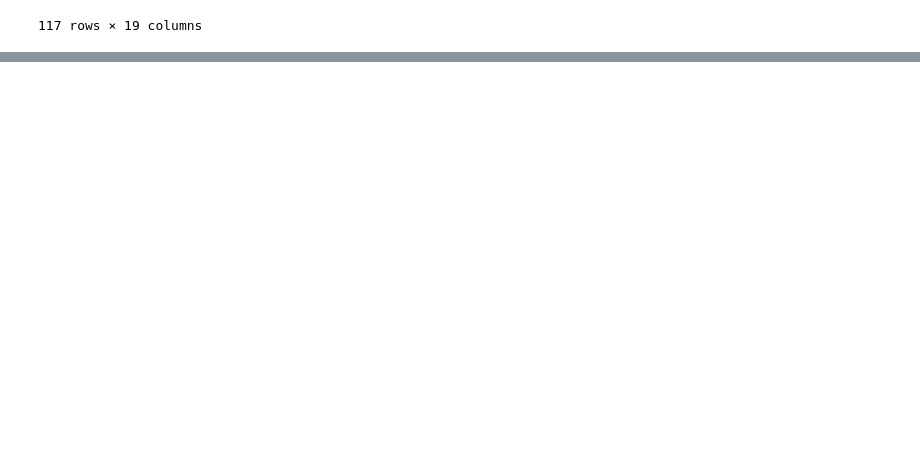
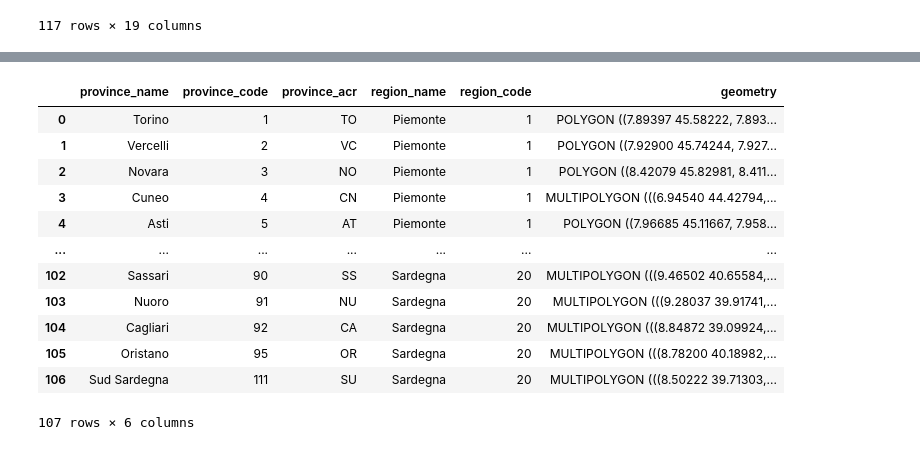
Before and after one commit to OmdenaAI/milan-italy-impact-covid-crimes, a Jupyter notebook: src/tasks/task-2-data-cleaning/geodata/geodata.ipynb, the cells around one changed output, grey strips where cells are left out. Cells and saved outputs as stored; diff of their text form; code cells hidden in the pictures; blank space fills up the shorter version.

```diff
--- a/src/tasks/task-2-data-cleaning/geodata/geodata.ipynb
+++ b/src/tasks/task-2-data-cleaning/geodata/geodata.ipynb
@@ -214,0 +265,21 @@ Selecting which columns to keep
+# %%
+# drop columns that are not needed
+province_df = province_df[['prov_name','prov_istat_code_num','prov_acr','reg_name','reg_istat_code_num','geometry']]
+# %%
+# rename columns
+province_df = province_df.rename(columns={'prov_name':'province_name','prov_istat_code_num':'province_code','prov_acr':'province_acr','reg_name':'region_name','reg_istat_code_num':'region_code'})
+province_df
+# %% [output]
+|  | province_name | province_code | province_acr | region_name | region_code | geometry |
+| 0 | Torino | 1 | TO | Piemonte | 1 | POLYGON ((7.89397 45.58222, 7.893... |
+| 1 | Vercelli | 2 | VC | Piemonte | 1 | POLYGON ((7.92900 45.74244, 7.927... |
+| 2 | Novara | 3 | NO | Piemonte | 1 | POLYGON ((8.42079 45.82981, 8.411... |
+| 3 | Cuneo | 4 | CN | Piemonte | 1 | MULTIPOLYGON (((6.94540 44.42794,... |
+| 4 | Asti | 5 | AT | Piemonte | 1 | POLYGON ((7.96685 45.11667, 7.958... |
+| ... | ... | ... | ... | ... | ... | ... |
+| 102 | Sassari | 90 | SS | Sardegna | 20 | MULTIPOLYGON (((9.46502 40.65584,... |
+| 103 | Nuoro | 91 | NU | Sardegna | 20 | MULTIPOLYGON (((9.28037 39.91741,... |
+| 104 | Cagliari | 92 | CA | Sardegna | 20 | MULTIPOLYGON (((8.84872 39.09924,... |
+| 105 | Oristano | 95 | OR | Sardegna | 20 | MULTIPOLYGON (((8.78200 40.18982,... |
+| 106 | Sud Sardegna | 111 | SU | Sardegna | 20 | MULTIPOLYGON (((8.50222 39.71303,... |
+107 rows × 6 columns
```
Also changed, not shown: parts of 9 cells of this notebook, 1 other file.
